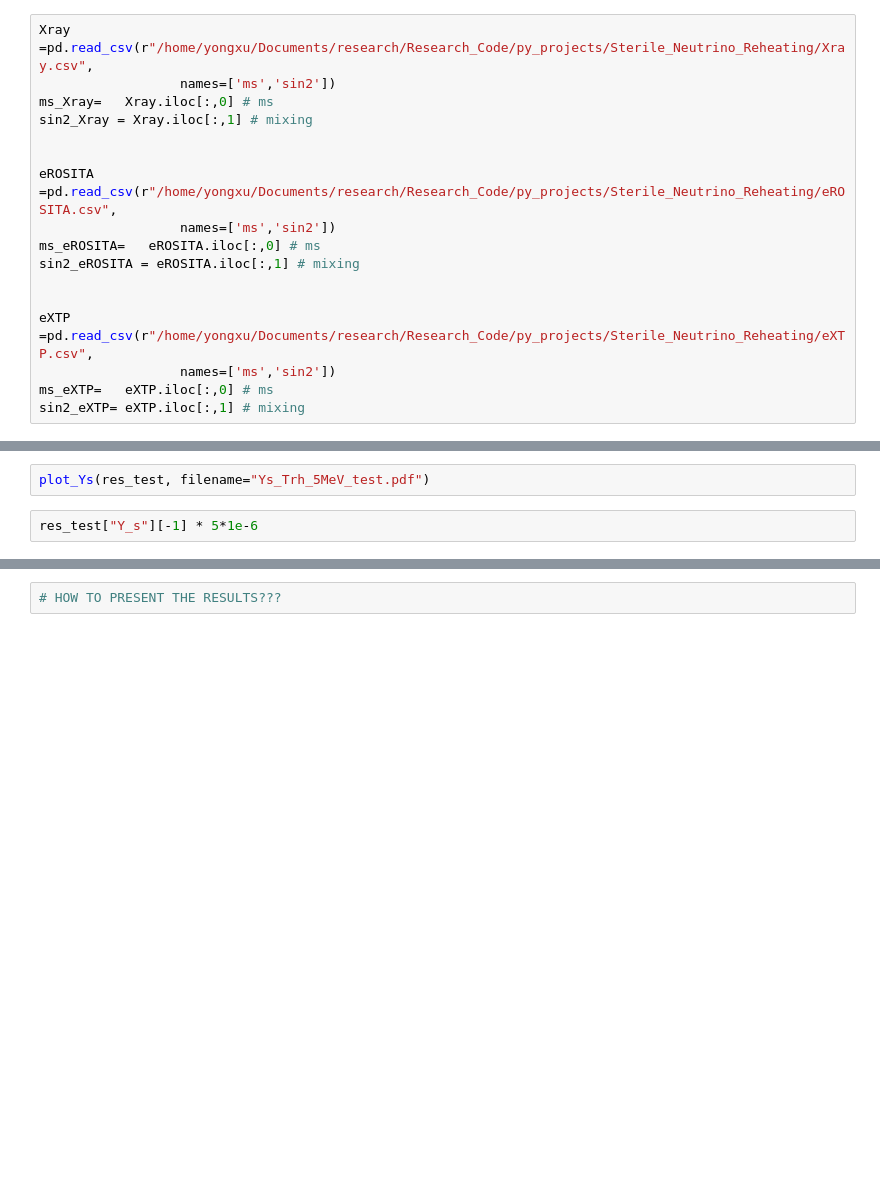
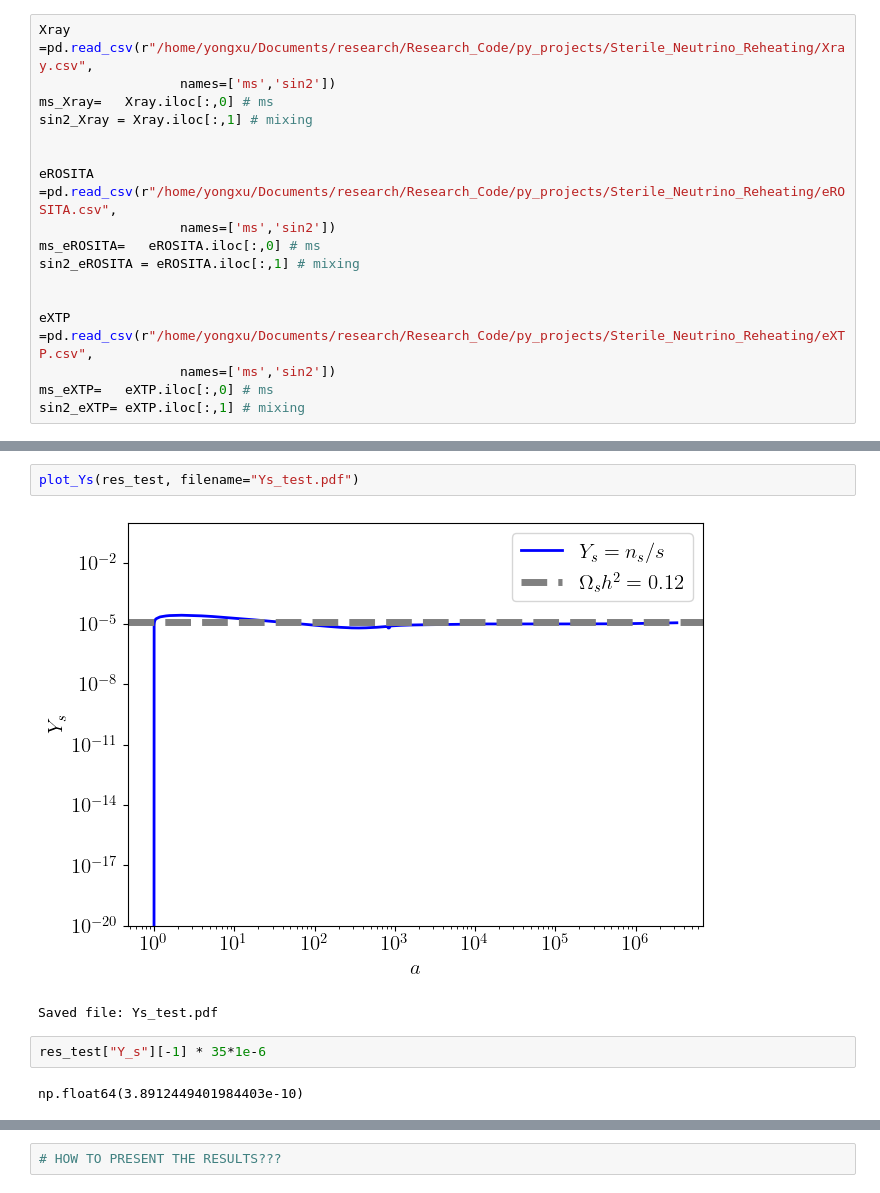
Before and after one commit to yongxuDM/Sterile-Neutrino, a Jupyter notebook: Sterile.ipynb, the cells around one changed output, grey strips where cells are left out. Drawn from its saved outputs; the diff is of its cells as text; blank space fills up the shorter version.

```diff
--- a/Sterile.ipynb
+++ b/Sterile.ipynb
@@ -1164,5 +1182,10 @@ res_test= run_ln_comoving_full(TR_MeV=500.0,
 # %%
-plot_Ys(res_test, filename="Ys_Trh_5MeV_test.pdf")
+plot_Ys(res_test, filename="Ys_test.pdf")
+# %% [output]
+[figure, added]
+Saved file: Ys_test.pdf
-# %%
-res_test["Y_s"][-1] * 5*1e-6
+# %%
+res_test["Y_s"][-1] * 35*1e-6
+# %% [output]
+np.float64(3.8912449401984403e-10)
 # %%
```
Also changed, not shown: parts of 11 cells of this notebook.
